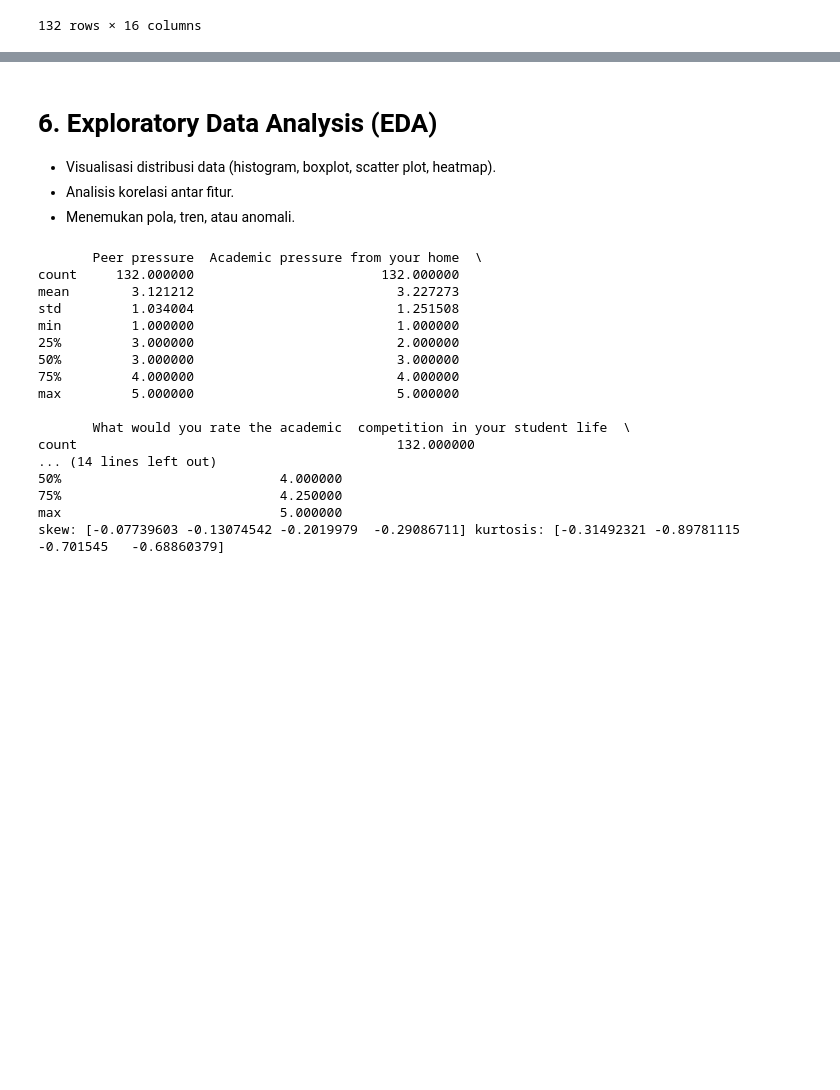
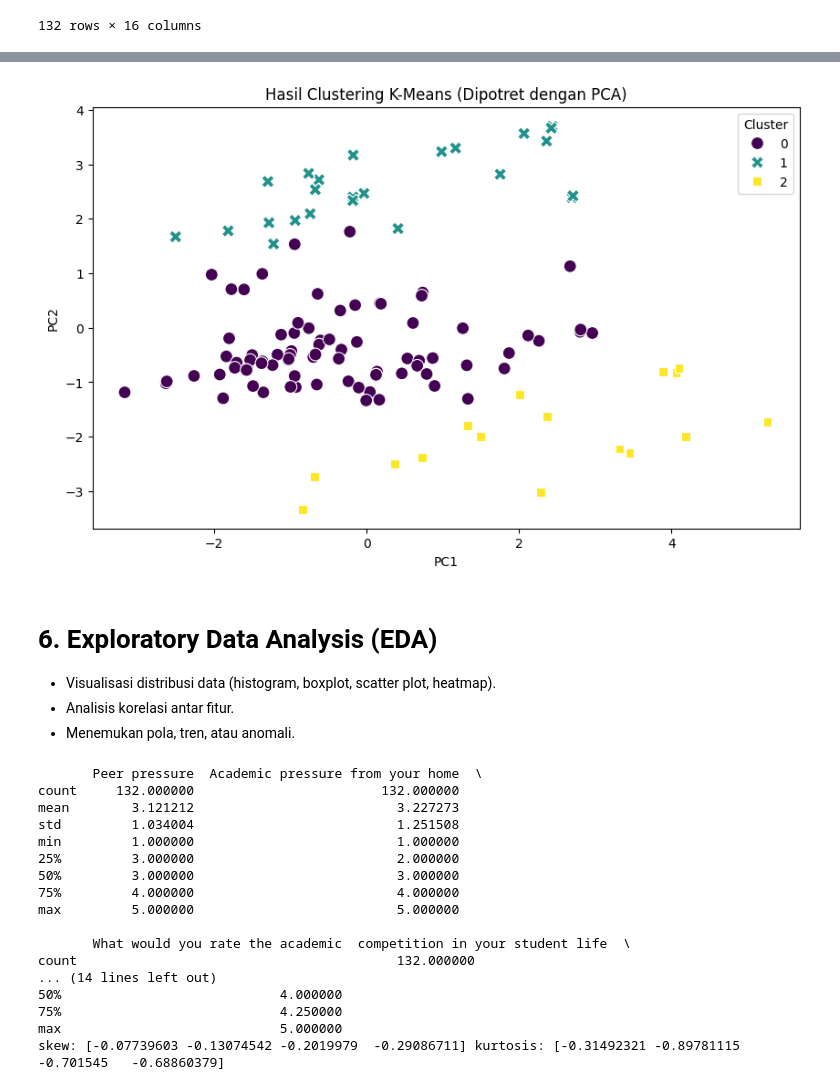
Before and after one commit to zaki903/Academic-Stress-Analisys, a Jupyter notebook: notebook.ipynb, the cells around one changed output, grey strips where cells are left out. Drawn from its saved outputs; the diff is of its cells as text; code cells hidden in the pictures; blank space fills up the shorter version.

```diff
--- a/notebook.ipynb
+++ b/notebook.ipynb
@@ -213,3 +319,19 @@ df_encoded
+# %%
+# Terapkan PCA untuk reduksi dimensi
+pca = PCA(n_components=2)
+principal_components = pca.fit_transform(df_scaled)
+df_pca = pd.DataFrame(data = principal_components,
+                      columns = ['PC1', 'PC2'])
+df_pca['Cluster'] = cluster_labels
+
+# Visualisasi Cluster
+plt.figure(figsize=(10, 6))
+sns.scatterplot(x='PC1', y='PC2', hue='Cluster', data=df_pca,
+                palette='viridis', style='Cluster', s=100)
+plt.title('Hasil Clustering K-Means (Dipotret dengan PCA)')
+plt.show()
+# %% [output]
+[figure, added]
 # %% [markdown]
 # 6. Exploratory Data Analysis (EDA)
 - Visualisasi distribusi data (histogram, boxplot, scatter plot, heatmap).
```
Also changed, not shown: parts of 7 cells of this notebook.
